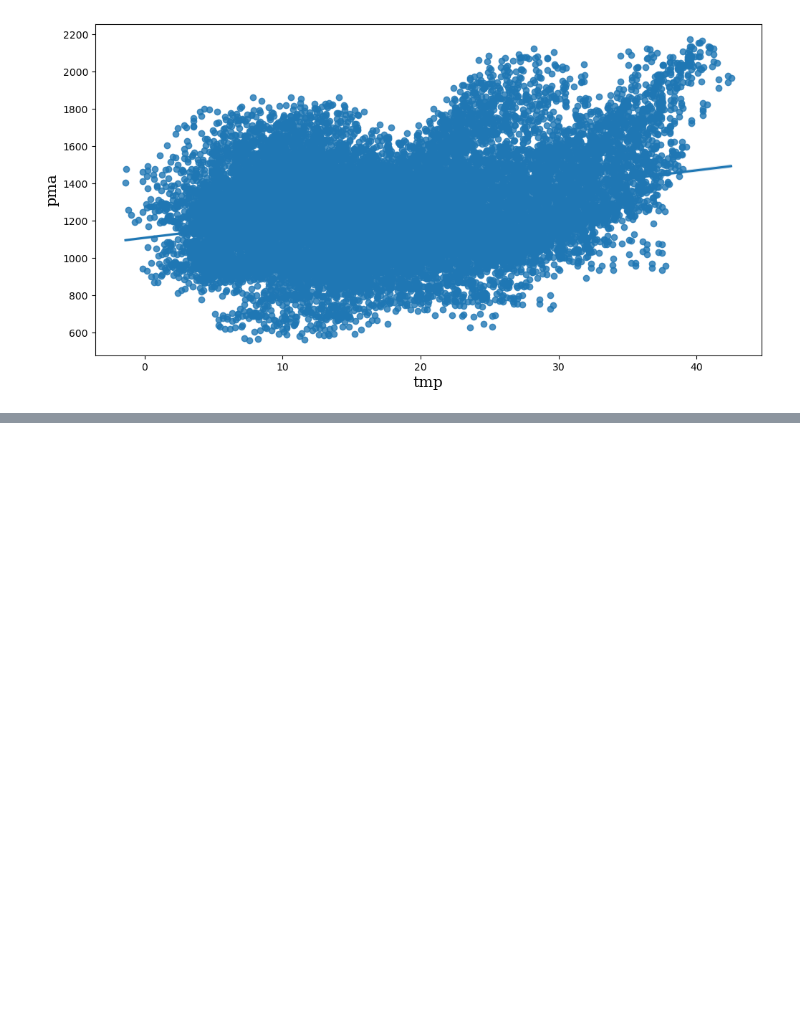
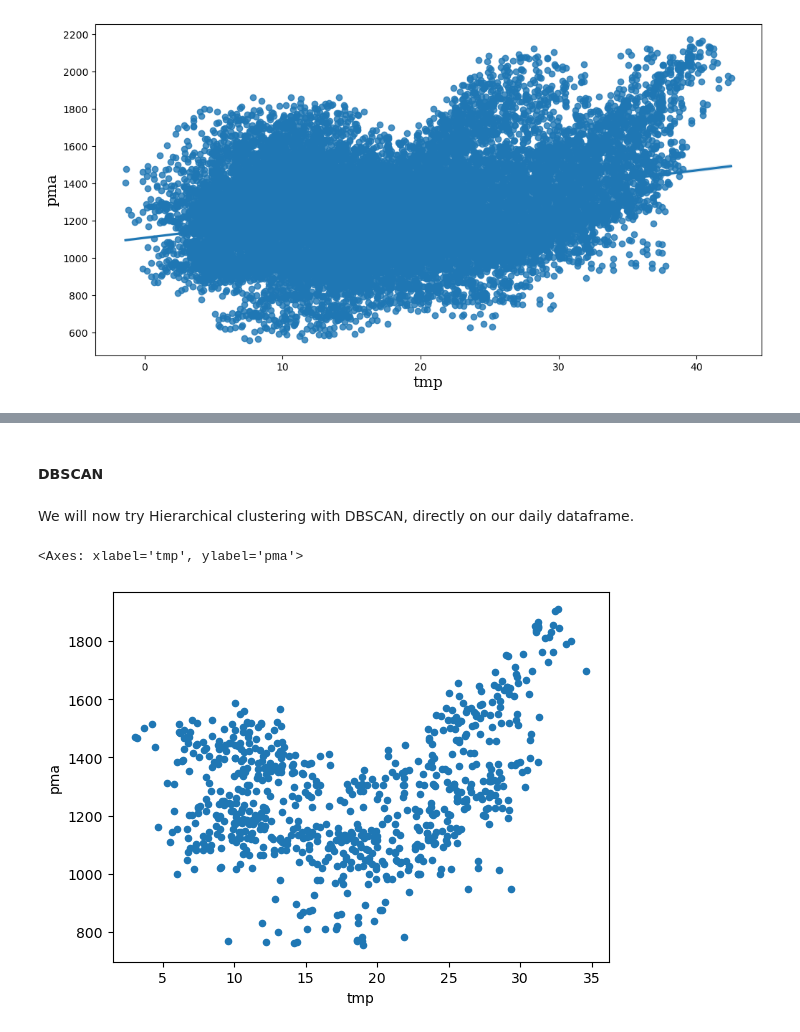
Before and after one commit to muohannedxd/day-type-identification-of-electricity-load, a Jupyter notebook: project.ipynb, the cells around one changed output, grey strips where cells are left out. Saved outputs shown, nothing was run; the diff lists cells and outputs as text; code cells hidden in the pictures; blank space fills up the shorter version.

```diff
--- a/project.ipynb
+++ b/project.ipynb
@@ -253,0 +343,9 @@ def kmeans(x,k, no_of_iterations):
+# %% [markdown]
+#### DBSCAN
+# %% [markdown]
+We will now try Hierarchical clustering with DBSCAN, directly on our daily dataframe.
+# %%
+df_daily.plot.scatter(x='tmp', y='pma')
+# %% [output]
+<Axes: xlabel='tmp', ylabel='pma'>
+[figure, added]
```
Also changed, not shown: parts of 26 cells of this notebook.
